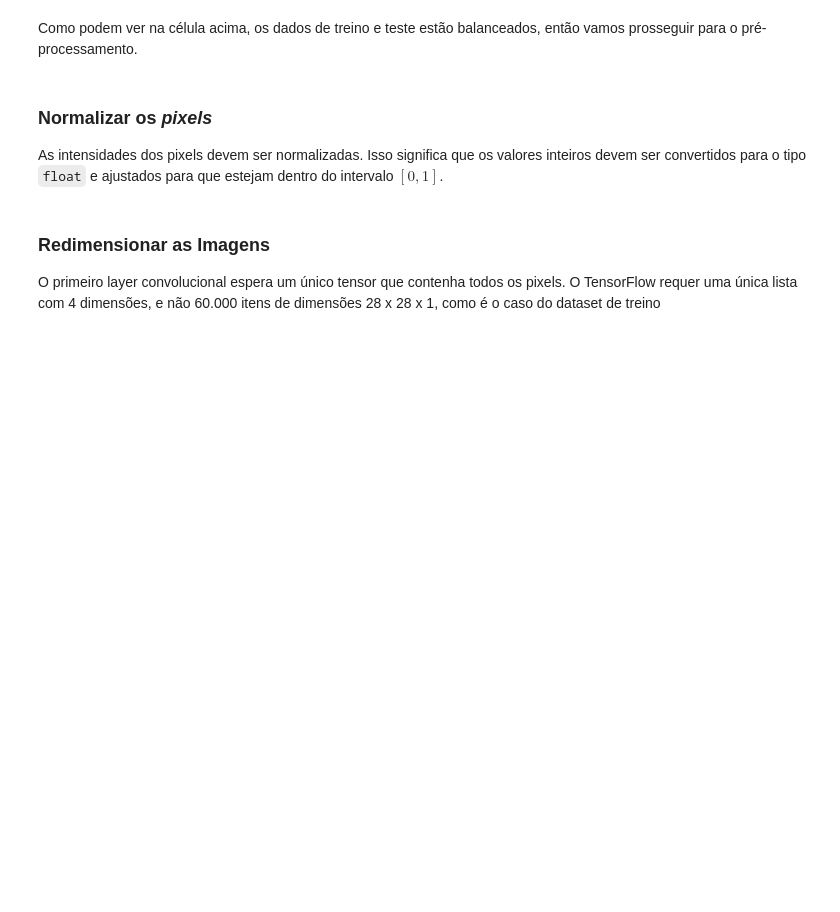
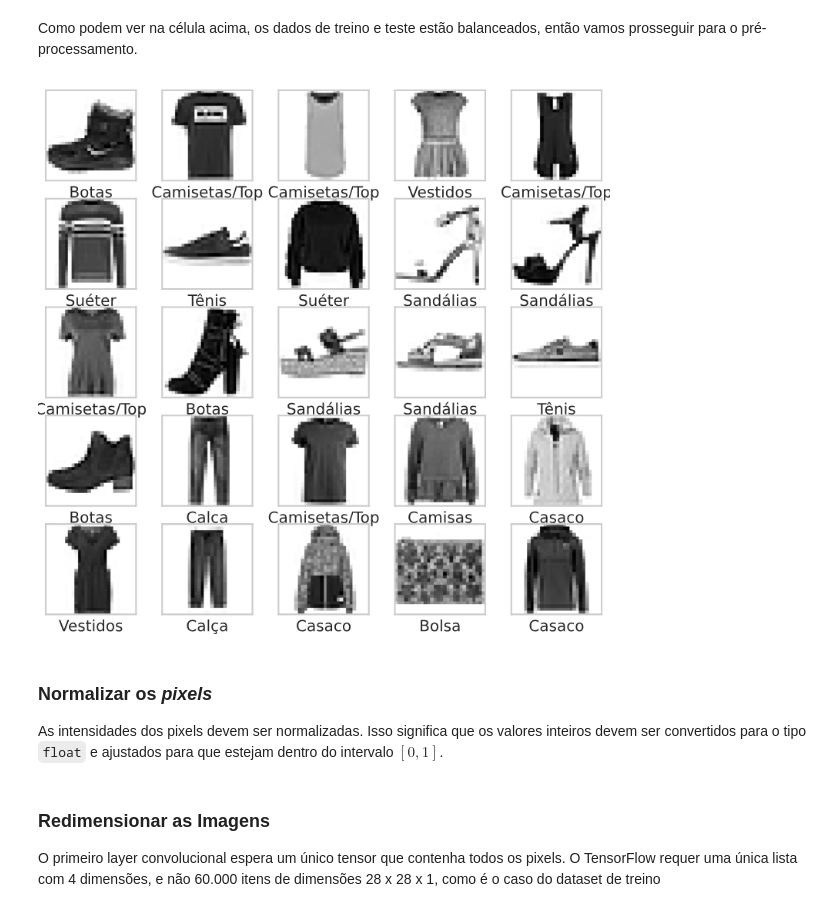
Before and after one commit to estevaosmith/Portifolio, a Jupyter notebook: PROJETO_Classificação_de_Roupas_usando_Deep_Learning.ipynb, the cells around one changed output. Saved outputs shown, nothing was run; the diff lists cells and outputs as text; code cells hidden in the pictures; blank space fills up the shorter version.

```diff
--- a/PROJETO_Classificação_de_Roupas_usando_Deep_Learning.ipynb
+++ b/PROJETO_Classificação_de_Roupas_usando_Deep_Learning.ipynb
@@ -143,3 +142,8 @@ Como podem ver na célula acima, os dados de treino e teste estão balanceados,
+# %%
+from IPython.display import Image
+Image('/content/deeplearningplot.png')
+# %% [output]
+[figure, added]
 # %% [markdown]
 ### Normalizar os *pixels*
 
```
Also changed, not shown: parts of 2 cells of this notebook.
